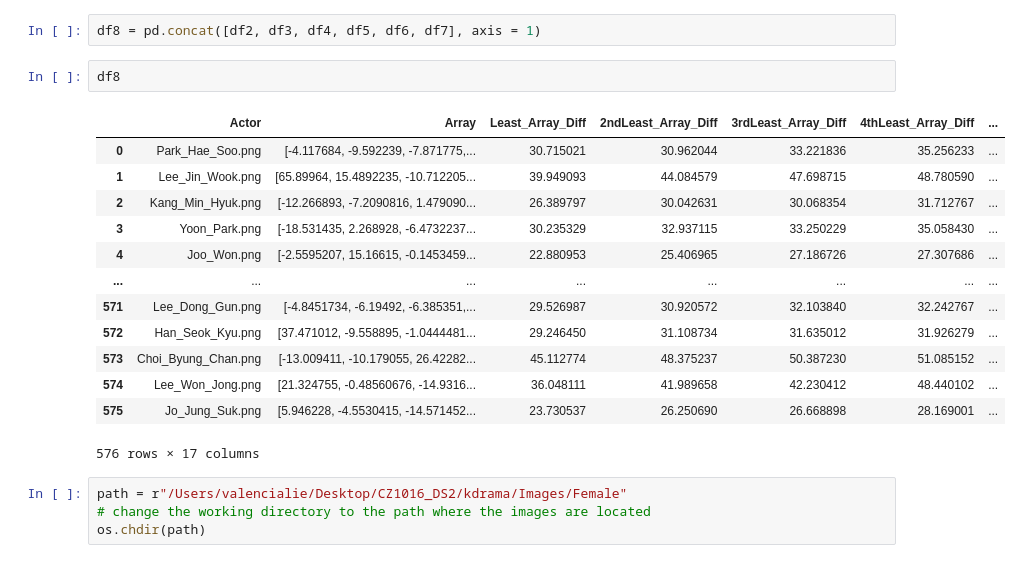
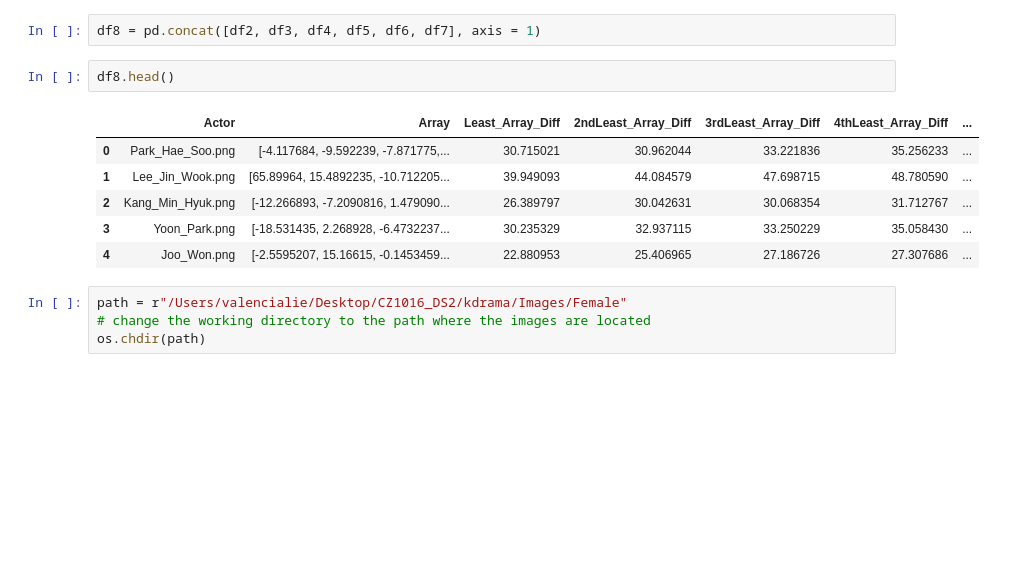
Before and after one commit to valencialie11/cz1016_kdrama, a Jupyter notebook: image.ipynb, the cells around one changed output. Drawn from its saved outputs; the diff is of its cells as text; blank space fills up the shorter version.

```diff
--- a/image.ipynb
+++ b/image.ipynb
@@ -210,21 +184,14 @@ df7 = pd.DataFrame(fifthmatch,columns=['Fifth_Match_Actor'])
 # %%
 df8 = pd.concat([df2, df3, df4, df5, df6, df7], axis = 1)
 # %%
-df8
+df8.head()
 # %% [output]
 |  | Actor | Array | Least_Array_Diff | 2ndLeast_Array_Diff | 3rdLeast_Array_Diff | 4thLeast_Array_Diff | ... |
 | 0 | Park_Hae_Soo.png | [-4.117684, -9.592239, -7.871775,... | 30.715021 | 30.962044 | 33.221836 | 35.256233 | ... |
 | 1 | Lee_Jin_Wook.png | [65.89964, 15.4892235, -10.712205... | 39.949093 | 44.084579 | 47.698715 | 48.780590 | ... |
 | 2 | Kang_Min_Hyuk.png | [-12.266893, -7.2090816, 1.479090... | 26.389797 | 30.042631 | 30.068354 | 31.712767 | ... |
 | 3 | Yoon_Park.png | [-18.531435, 2.268928, -6.4732237... | 30.235329 | 32.937115 | 33.250229 | 35.058430 | ... |
 | 4 | Joo_Won.png | [-2.5595207, 15.16615, -0.1453459... | 22.880953 | 25.406965 | 27.186726 | 27.307686 | ... |
-| ... | ... | ... | ... | ... | ... | ... | ... |
-| 571 | Lee_Dong_Gun.png | [-4.8451734, -6.19492, -6.385351,... | 29.526987 | 30.920572 | 32.103840 | 32.242767 | ... |
-| 572 | Han_Seok_Kyu.png | [37.471012, -9.558895, -1.0444481... | 29.246450 | 31.108734 | 31.635012 | 31.926279 | ... |
-| 573 | Choi_Byung_Chan.png | [-13.009411, -10.179055, 26.42282... | 45.112774 | 48.375237 | 50.387230 | 51.085152 | ... |
-| 574 | Lee_Won_Jong.png | [21.324755, -0.48560676, -14.9316... | 36.048111 | 41.989658 | 42.230412 | 48.440102 | ... |
-| 575 | Jo_Jung_Suk.png | [5.946228, -4.5530415, -14.571452... | 23.730537 | 26.250690 | 26.668898 | 28.169001 | ... |
-576 rows × 17 columns
 # %%
 path = r"/Users/valencialie/Desktop/CZ1016_DS2/kdrama/Images/Female"
 # change the working directory to the path where the images are located
```
Also changed, not shown: parts of 10 cells of this notebook, 1 other file.
